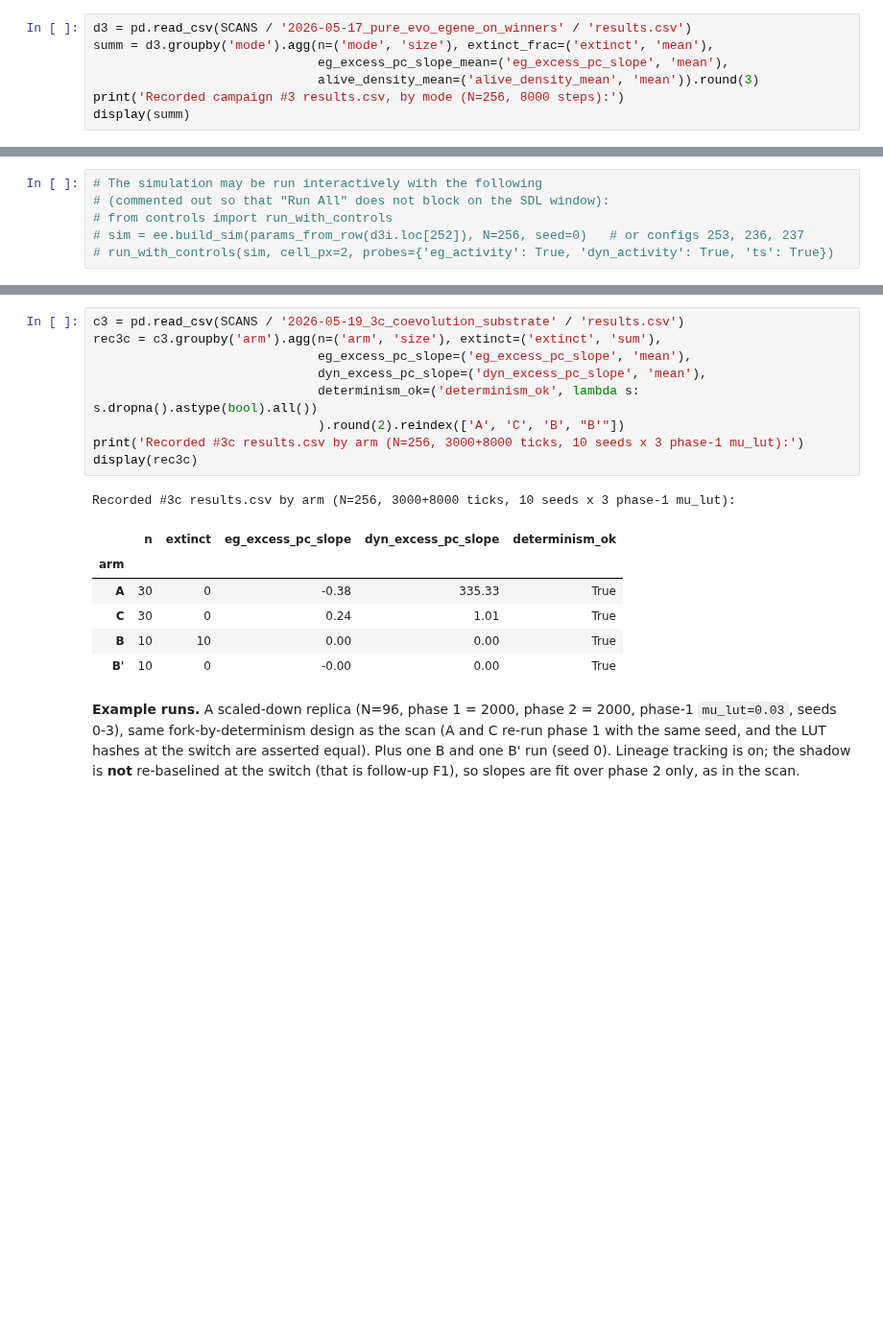
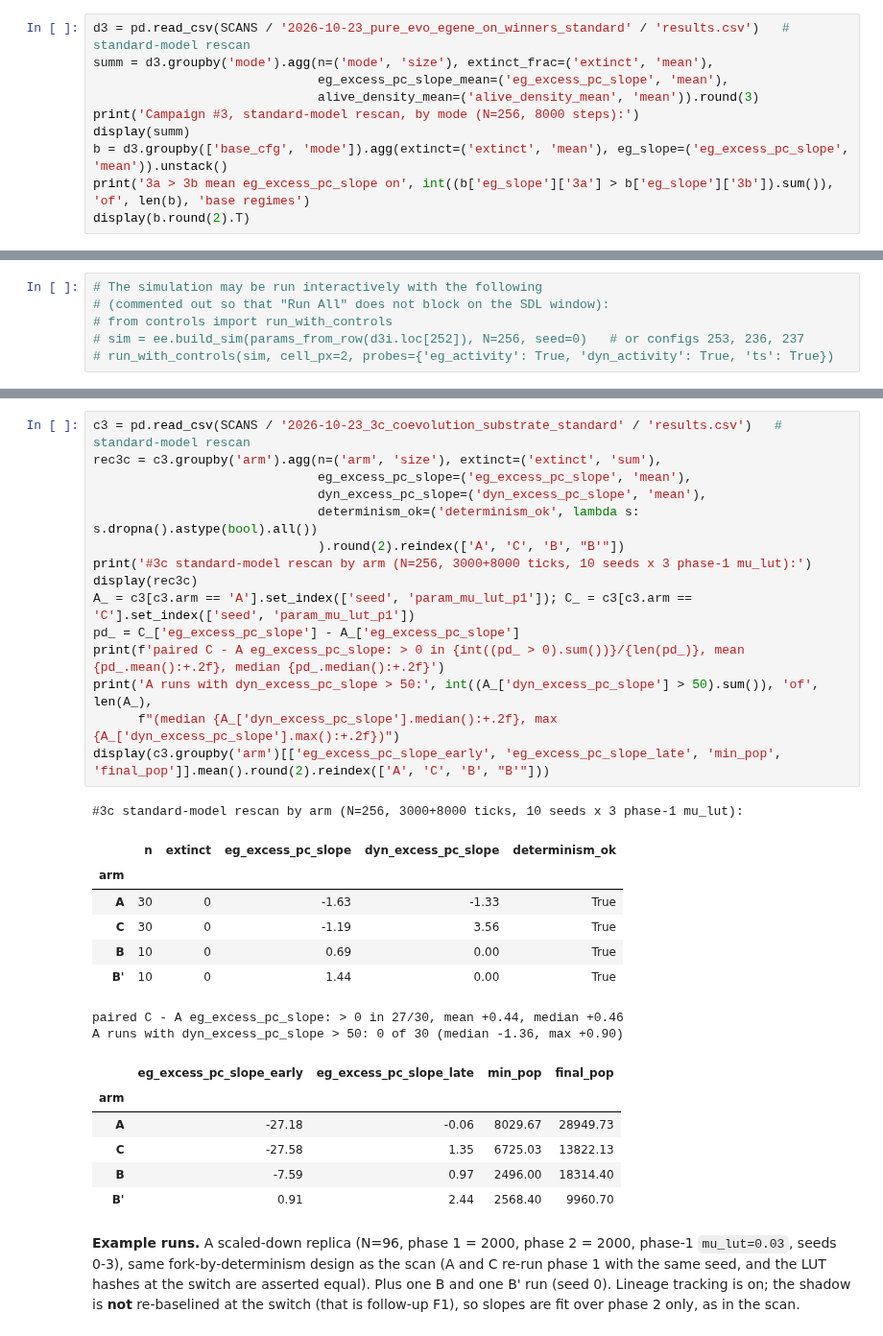
Before and after one commit to nhpackard/EvoCA, a Jupyter notebook: Research/Lineage-co-evolution/Lineage-co-evolution.ipynb, the cells around one changed output, grey strips where cells are left out. Shown at 96% size. Cells and saved outputs as stored; diff of their text form; blank space fills up the shorter version.

```diff
--- a/Research/Lineage-co-evolution/Lineage-co-evolution.ipynb
+++ b/Research/Lineage-co-evolution/Lineage-co-evolution.ipynb
@@ -103,8 +106,11 @@ example runs below rebuild each configuration from the `results.csv` row via `ev
 # %%
-d3 = pd.read_csv(SCANS / '2026-05-17_pure_evo_egene_on_winners' / 'results.csv')
+d3 = pd.read_csv(SCANS / '2026-10-23_pure_evo_egene_on_winners_standard' / 'results.csv')   # standard-model rescan
 summ = d3.groupby('mode').agg(n=('mode', 'size'), extinct_frac=('extinct', 'mean'),
                               eg_excess_pc_slope_mean=('eg_excess_pc_slope', 'mean'),
                               alive_density_mean=('alive_density_mean', 'mean')).round(3)
-print('Recorded campaign #3 results.csv, by mode (N=256, 8000 steps):')
+print('Campaign #3, standard-model rescan, by mode (N=256, 8000 steps):')
 display(summ)
+b = d3.groupby(['base_cfg', 'mode']).agg(extinct=('extinct', 'mean'), eg_slope=('eg_excess_pc_slope', 'mean')).unstack()
+print('3a > 3b mean eg_excess_pc_slope on', int((b['eg_slope']['3a'] > b['eg_slope']['3b']).sum()), 'of', len(b), 'base regimes')
+display(b.round(2).T)
 # %% [output]
@@ -218,20 +254,34 @@ only modestly but consistently (paired C-A `eg_excess_pc` slope > 0 in 22/30, me
 # %%
-c3 = pd.read_csv(SCANS / '2026-05-19_3c_coevolution_substrate' / 'results.csv')
+c3 = pd.read_csv(SCANS / '2026-10-23_3c_coevolution_substrate_standard' / 'results.csv')   # standard-model rescan
 rec3c = c3.groupby('arm').agg(n=('arm', 'size'), extinct=('extinct', 'sum'),
                               eg_excess_pc_slope=('eg_excess_pc_slope', 'mean'),
                               dyn_excess_pc_slope=('dyn_excess_pc_slope', 'mean'),
                               determinism_ok=('determinism_ok', lambda s: s.dropna().astype(bool).all())
                               ).round(2).reindex(['A', 'C', 'B', "B'"])
-print('Recorded #3c results.csv by arm (N=256, 3000+8000 ticks, 10 seeds x 3 phase-1 mu_lut):')
+print('#3c standard-model rescan by arm (N=256, 3000+8000 ticks, 10 seeds x 3 phase-1 mu_lut):')
 display(rec3c)
+A_ = c3[c3.arm == 'A'].set_index(['seed', 'param_mu_lut_p1']); C_ = c3[c3.arm == 'C'].set_index(['seed', 'param_mu_lut_p1'])
+pd_ = C_['eg_excess_pc_slope'] - A_['eg_excess_pc_slope']
+print(f'paired C - A eg_excess_pc_slope: > 0 in {int((pd_ > 0).sum())}/{len(pd_)}, mean {pd_.mean():+.2f}, median {pd_.median():+.2f}')
+print('A runs with dyn_excess_pc_slope > 50:', int((A_['dyn_excess_pc_slope'] > 50).sum()), 'of', len(A_),
+      f"(median {A_['dyn_excess_pc_slope'].median():+.2f}, max {A_['dyn_excess_pc_slope'].max():+.2f})")
+display(c3.groupby('arm')[['eg_excess_pc_slope_early', 'eg_excess_pc_slope_late', 'min_pop', 'final_pop']].mean().round(2).reindex(['A', 'C', 'B', "B'"]))
 # %% [output]
-Recorded #3c results.csv by arm (N=256, 3000+8000 ticks, 10 seeds x 3 phase-1 mu_lut):
+#3c standard-model rescan by arm (N=256, 3000+8000 ticks, 10 seeds x 3 phase-1 mu_lut):
 |  | n | extinct | eg_excess_pc_slope | dyn_excess_pc_slope | determinism_ok |
 | arm |  |  |  |  |  |
-| A | 30 | 0 | -0.38 | 335.33 | True |
-| C | 30 | 0 | 0.24 | 1.01 | True |
-| B | 10 | 10 | 0.00 | 0.00 | True |
-| B' | 10 | 0 | -0.00 | 0.00 | True |
+| A | 30 | 0 | -1.63 | -1.33 | True |
+| C | 30 | 0 | -1.19 | 3.56 | True |
+| B | 10 | 0 | 0.69 | 0.00 | True |
+| B' | 10 | 0 | 1.44 | 0.00 | True |
+paired C - A eg_excess_pc_slope: > 0 in 27/30, mean +0.44, median +0.46
+A runs with dyn_excess_pc_slope > 50: 0 of 30 (median -1.36, max +0.90)
+|  | eg_excess_pc_slope_early | eg_excess_pc_slope_late | min_pop | final_pop |
+| arm |  |  |  |  |
+| A | -27.18 | -0.06 | 8029.67 | 28949.73 |
+| C | -27.58 | 1.35 | 6725.03 | 13822.13 |
+| B | -7.59 | 0.97 | 2496.00 | 18314.40 |
+| B' | 0.91 | 2.44 | 2568.40 | 9960.70 |
 # %% [markdown]
 **Example runs.** A scaled-down replica (N=96, phase 1 = 2000, phase 2 = 2000, phase-1 `mu_lut=0.03`, seeds 0-3), same
 fork-by-determinism design as the scan (A and C re-run phase 1 with the same seed, and the LUT hashes at the switch are asserted
```
Also changed, not shown: parts of 27 cells of this notebook, 45 other files.
